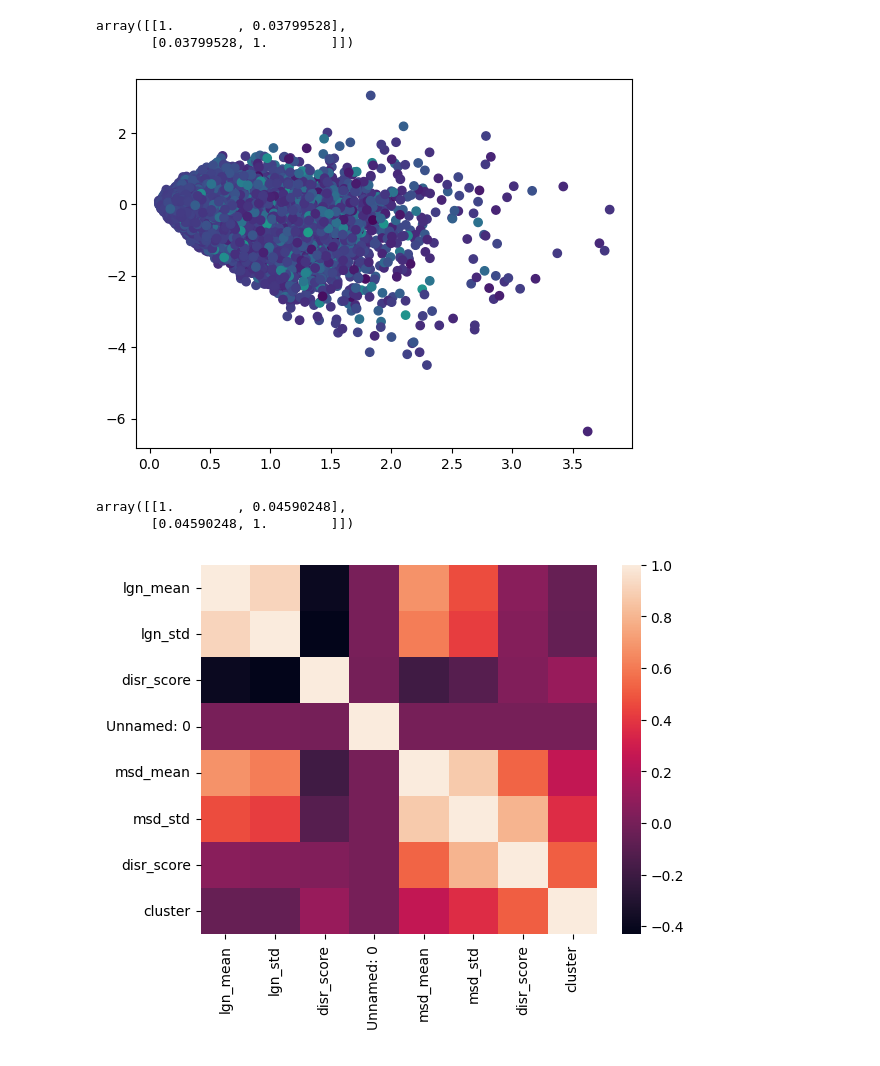
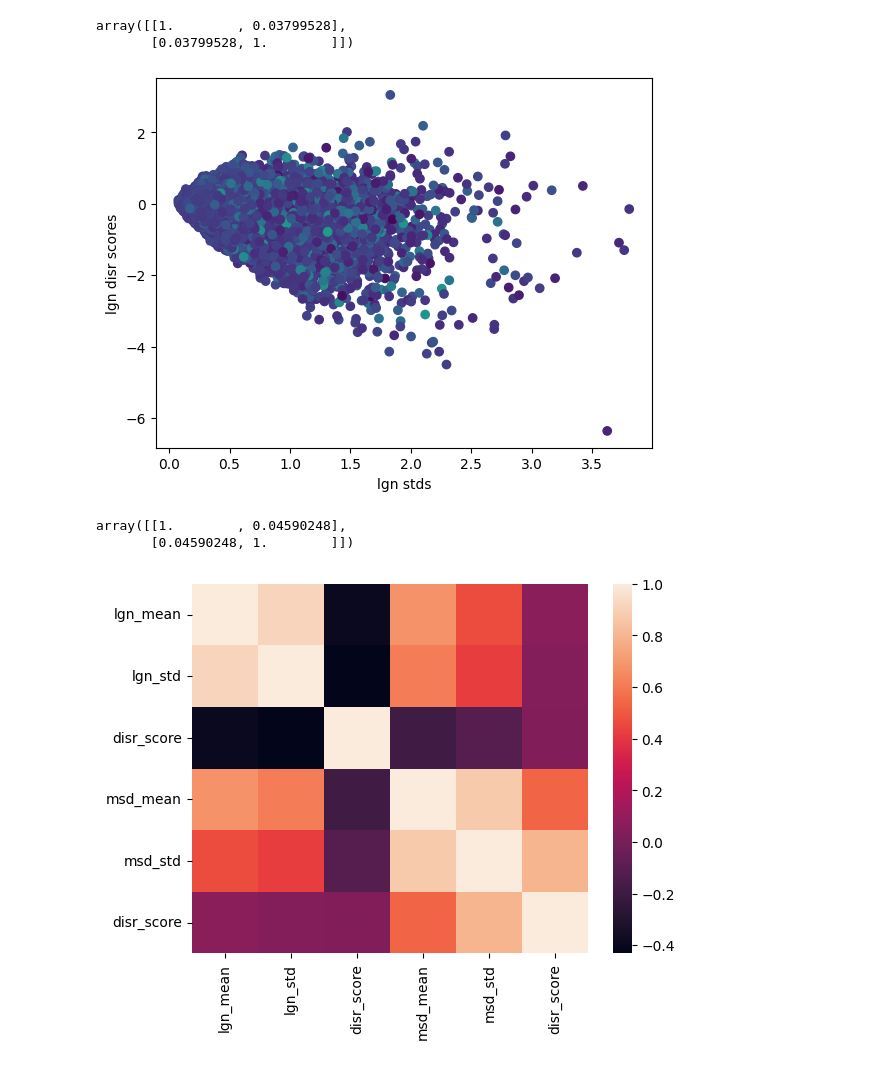
Before and after one commit to Natifick/Unsupervisely-Hard, a Jupyter notebook: loss_experiment.ipynb, the cells around one changed output. Drawn from its saved outputs; the diff is of its cells as text; code cells hidden in the pictures.

Commit message:
fixed some plots in loss_experim

```diff
--- a/loss_experiment.ipynb
+++ b/loss_experiment.ipynb
@@ -258,7 +256,10 @@ array([[ 1.        ,  0.91111006, -0.39107956],
 # %% [markdown]
 ## 3. Correlation with msd statistics
 # %%
+import pandas as pd
+
 msd_stats_df = pd.read_csv('msd_statistics.csv')
+df = pd.read_csv('loss_grad_norm_stats.csv')
 msd_stats_df.drop('Unnamed: 0', axis=1, inplace=True)
 msd_stats_df.head()
 # %% [output]
@@ -299,21 +306,26 @@ np.corrcoef(disr_scores, msd_stats_df['disr_score'])
 array([[1.        , 0.03799528],
        [0.03799528, 1.        ]])
 # %%
-plt.scatter(lgn_stds, disr_scores, c=msd_stats_df['disr_score'])
+plt.scatter(df['lgn_std'], df['disr_score'], c=msd_stats_df['disr_score'])
+plt.xlabel('lgn stds')
+plt.ylabel('lgn disr scores')
 plt.show()
 # %% [output]
-[figure, old version]
+[figure, new version]
 # %%
 np.corrcoef(lgn_stds, msd_stats_df['disr_score'])
 # %% [output]
 array([[1.        , 0.04590248],
        [0.04590248, 1.        ]])
 # %%
-all_stats = pd.concat([df, msd_stats], axis=1)
+import seaborn as sns
+
+msd_stats_df = msd_stats_df.drop('cluster', axis=1)
+all_stats = pd.concat([df, msd_stats_df], axis=1)
 labels = all_stats.columns
 corr = np.corrcoef(all_stats, rowvar=False)
 
 sns.heatmap(corr, xticklabels=labels, yticklabels=labels)
 plt.show()
 # %% [output]
-[figure, old version]
+[figure, new version]
```
Also changed, not shown: parts of 5 cells of this notebook.
